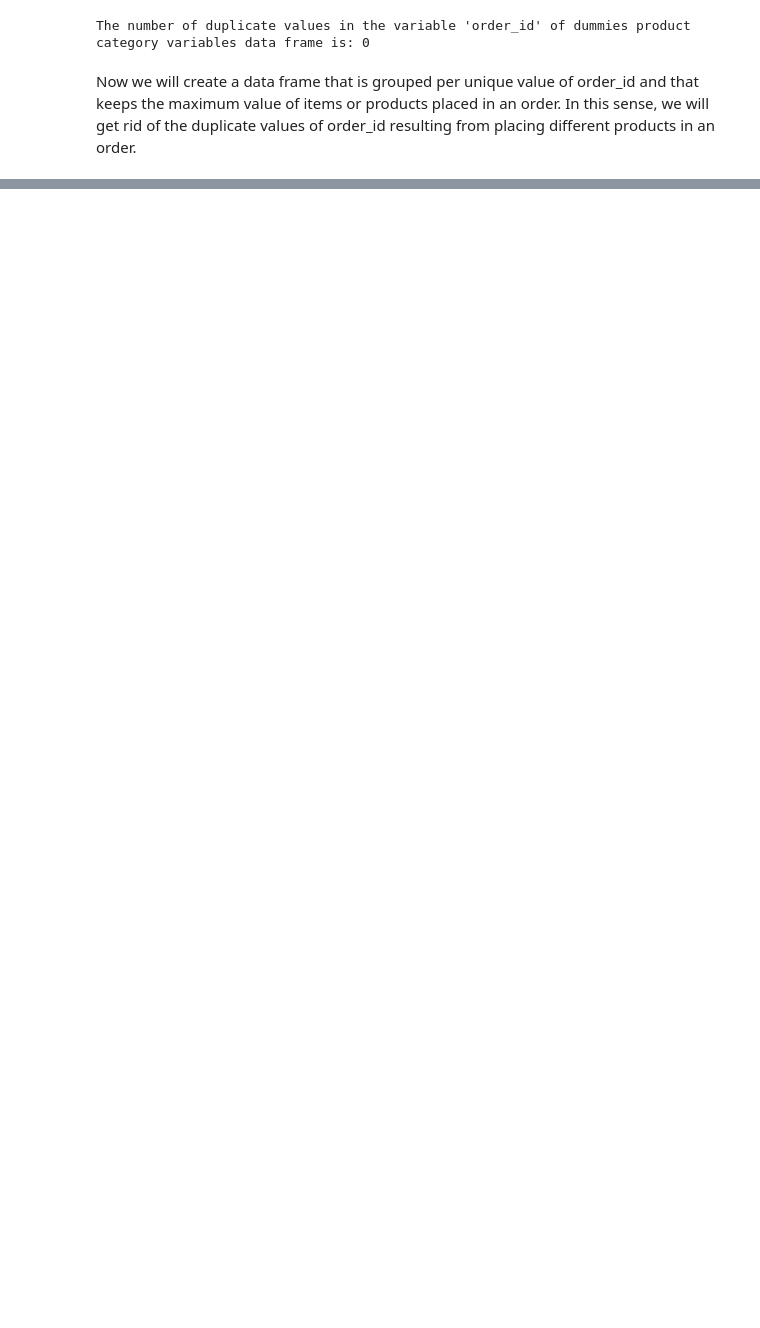
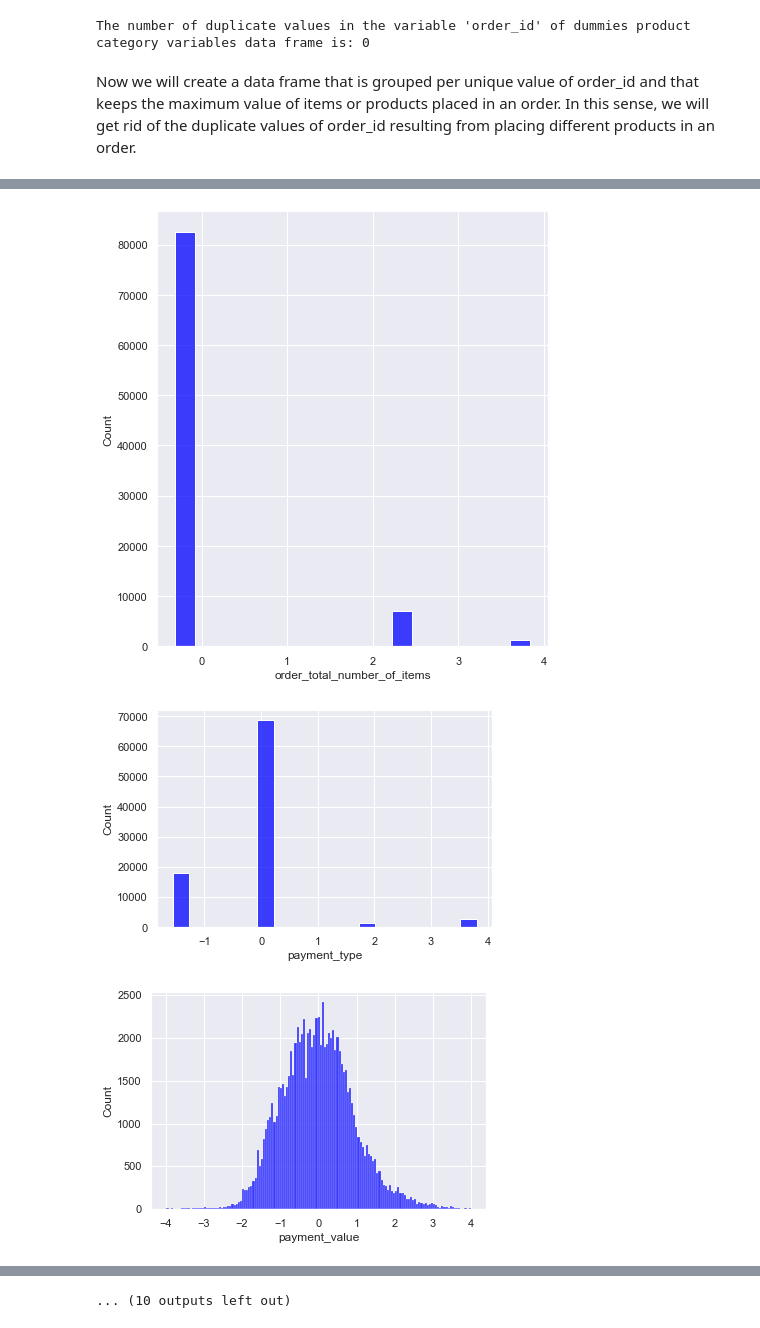
Before and after one commit to MariaDBPerez/clients_segmentation, a Jupyter notebook: project_5.ipynb, the cells around one changed output, grey strips where cells are left out. Drawn from its saved outputs; the diff is of its cells as text; code cells hidden in the pictures; blank space fills up the shorter version.

```diff
--- a/project_5.ipynb
+++ b/project_5.ipynb
@@ -809,0 +1089,2 @@ To compute the **Recency**, we will compute the number of days that has been sin
+# %%
+df_for_z_scores = df_log_transformed.copy()
@@ -809,0 +1102,3 @@ To compute the **Recency**, we will compute the number of days that has been sin
+# %%
+# standardize data
+df_standardized = (df_for_z_scores - df_for_z_scores.mean()) / df_for_z_scores.std()
@@ -809,0 +1111,17 @@ To compute the **Recency**, we will compute the number of days that has been sin
+# %%
+df_standardized_without_outliers = df_standardized.loc[
+                                                    (df_standardized['order_total_number_of_items'] >= -4) & (df_standardized['order_total_number_of_items'] <= 4)
+                                                    & (df_standardized['payment_value'] >= -4) & (df_standardized['payment_value'] <= 4)
+                                                    & (df_standardized['appliances'] >= -4) & (df_standardized['appliances'] <= 4)
+                                                    & (df_standardized['construction'] >= -4) & (df_standardized['construction'] <= 4)
+                                                    & (df_standardized['food_drinks'] >= -4) & (df_standardized['food_drinks'] <= 4)
+                                                    ]
+# %%
+plt.subplots(figsize=(7, 8))
+for i in df_standardized_without_outliers.columns:
+    sns.histplot(data = df_standardized_without_outliers, x=i, color="blue")
+    plt.show()
+# %% [output]
+[figure, added]
+[figure, added]
+[figure, added]
@@ -809,0 +1137 @@ To compute the **Recency**, we will compute the number of days that has been sin
+... (10 outputs left out)
```
Also changed, not shown: parts of 64 cells of this notebook.
